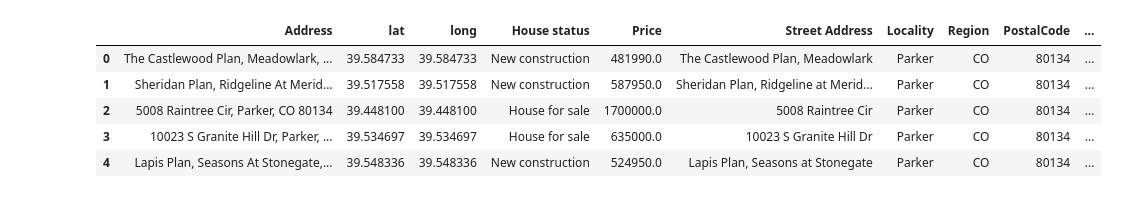
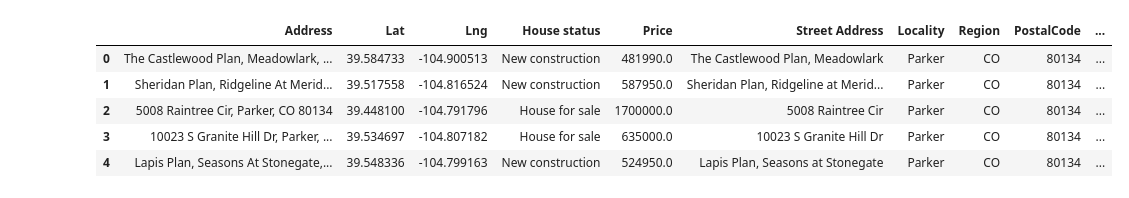
Before and after one commit to JenBroz/ETL_Project, a Jupyter notebook: notebook/heatmap.ipynb, the cells around one changed output. Saved outputs shown, nothing was run; the diff lists cells and outputs as text; code cells hidden in the pictures.

```diff
--- a/notebook/heatmap.ipynb
+++ b/notebook/heatmap.ipynb
@@ -5,18 +6,18 @@ import numpy as np
 # %%
 sales = pd.read_csv('../Data/sales97.csv')
-geo = pd.read_csv('../Data/LatLong_Sales97.csv')
+geo = pd.read_csv('../Data/co_geo.csv')
 
 heat_info = geo.join(sales.set_index('Address'), on='Address')
 # heat_info['Price'] = heat_info['Price'].str.replace(',', '').str.replace('$', '')
 # geo.head()
 heat_info.head()
 # %% [output]
-|  | Address | lat | long | House status | Price | Street Address | Locality | Region | PostalCode | ... |
-| 0 | The Castlewood Plan, Meadowlark, ... | 39.584733 | 39.584733 | New construction | 481990.0 | The Castlewood Plan, Meadowlark | Parker | CO | 80134 | ... |
-| 1 | Sheridan Plan, Ridgeline At Merid... | 39.517558 | 39.517558 | New construction | 587950.0 | Sheridan Plan, Ridgeline at Merid... | Parker | CO | 80134 | ... |
-| 2 | 5008 Raintree Cir, Parker, CO 80134 | 39.448100 | 39.448100 | House for sale | 1700000.0 | 5008 Raintree Cir | Parker | CO | 80134 | ... |
-| 3 | 10023 S Granite Hill Dr, Parker, ... | 39.534697 | 39.534697 | House for sale | 635000.0 | 10023 S Granite Hill Dr | Parker | CO | 80134 | ... |
-| 4 | Lapis Plan, Seasons At Stonegate,... | 39.548336 | 39.548336 | New construction | 524950.0 | Lapis Plan, Seasons at Stonegate | Parker | CO | 80134 | ... |
+|  | Address | Lat | Lng | House status | Price | Street Address | Locality | Region | PostalCode | ... |
+| 0 | The Castlewood Plan, Meadowlark, ... | 39.584733 | -104.900513 | New construction | 481990.0 | The Castlewood Plan, Meadowlark | Parker | CO | 80134 | ... |
+| 1 | Sheridan Plan, Ridgeline At Merid... | 39.517558 | -104.816524 | New construction | 587950.0 | Sheridan Plan, Ridgeline at Merid... | Parker | CO | 80134 | ... |
+| 2 | 5008 Raintree Cir, Parker, CO 80134 | 39.448100 | -104.791796 | House for sale | 1700000.0 | 5008 Raintree Cir | Parker | CO | 80134 | ... |
+| 3 | 10023 S Granite Hill Dr, Parker, ... | 39.534697 | -104.807182 | House for sale | 635000.0 | 10023 S Granite Hill Dr | Parker | CO | 80134 | ... |
+| 4 | Lapis Plan, Seasons At Stonegate,... | 39.548336 | -104.799163 | New construction | 524950.0 | Lapis Plan, Seasons at Stonegate | Parker | CO | 80134 | ... |
 # %%
 # heat_info = heat_info['Price'].dropna()
 # heat_info_short= heat_info[['Name', 'lat', 'long', 'price']]
```
Also changed, not shown: parts of 5 cells of this notebook, 3 other files.
